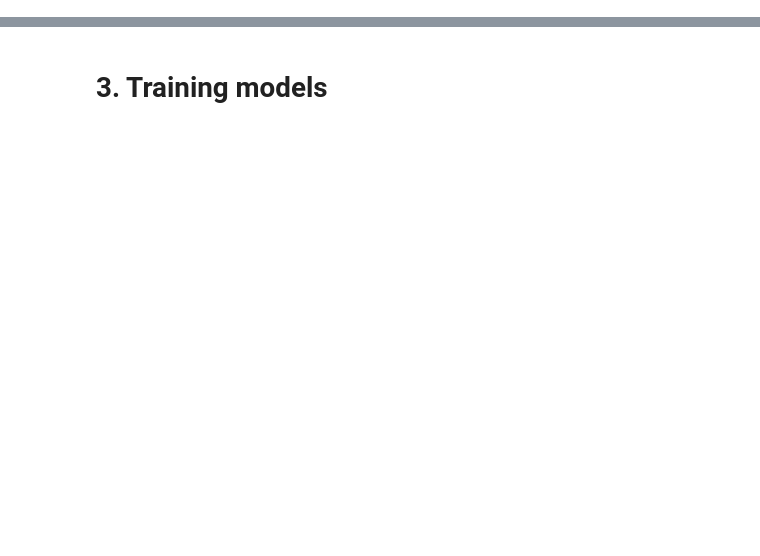
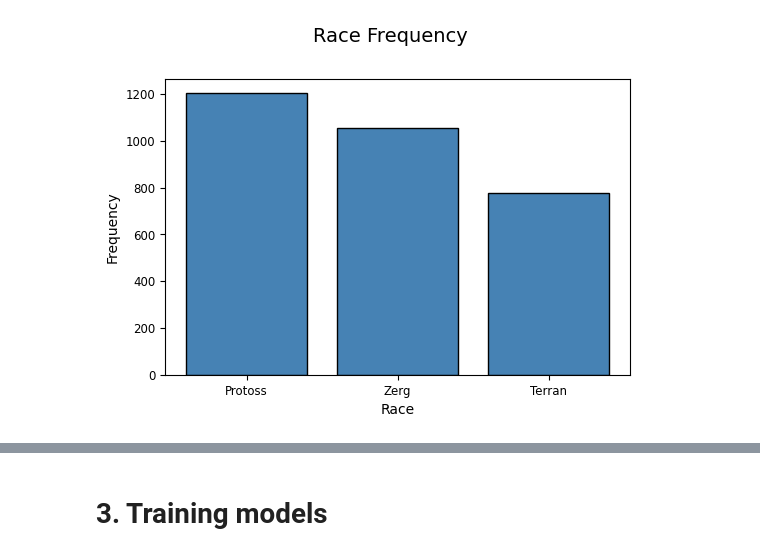
Before and after one commit to Danh-Lan/Data-Mining, a Jupyter notebook: ot2-project-dm.ipynb, the cells around one changed output, grey strips where cells are left out. Drawn from its saved outputs; the diff is of its cells as text; code cells hidden in the pictures; blank space fills up the shorter version.

```diff
--- a/ot2-project-dm.ipynb
+++ b/ot2-project-dm.ipynb
@@ -173,14 +212,15 @@ Below is the frequency of three bases. The most frequently used base is the Prot
 # %%
-# Bar Plot
 fig = plt.figure(figsize = (6, 4))
-title = fig.suptitle("Base Frequency", fontsize=14)
+title = fig.suptitle("Race Frequency", fontsize=14)
 fig.subplots_adjust(top=0.85, wspace=0.3)
 
 ax = fig.add_subplot(1,1, 1)
-ax.set_xlabel("Base")
+ax.set_xlabel("Race")
 ax.set_ylabel("Frequency")
 w_q = new_df['race'].value_counts()
 w_q = (list(w_q.index), list(w_q.values))
 ax.tick_params(axis='both', which='major', labelsize=8.5)
 bar = ax.bar(w_q[0], w_q[1], color='steelblue',
         edgecolor='black', linewidth=1)
+# %% [output]
+[figure, added]
```
Also changed, not shown: parts of 42 cells of this notebook, 1 other file.
